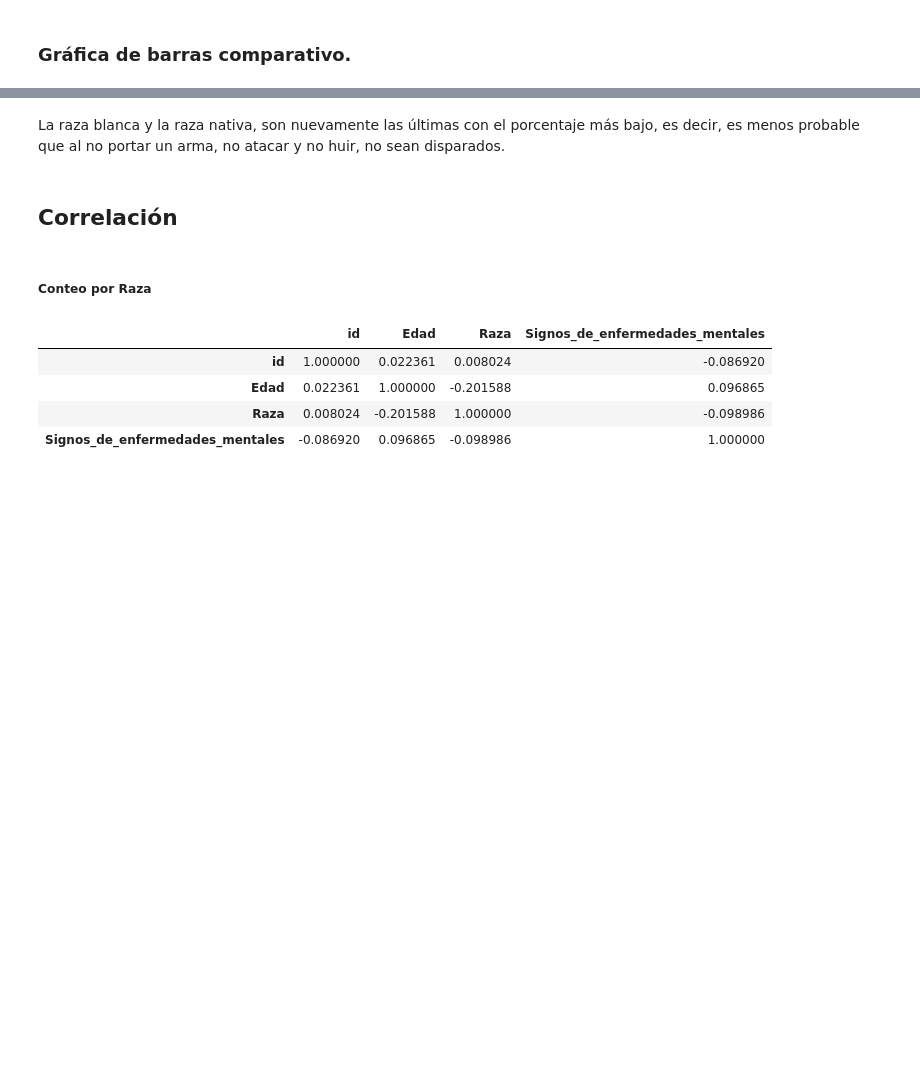
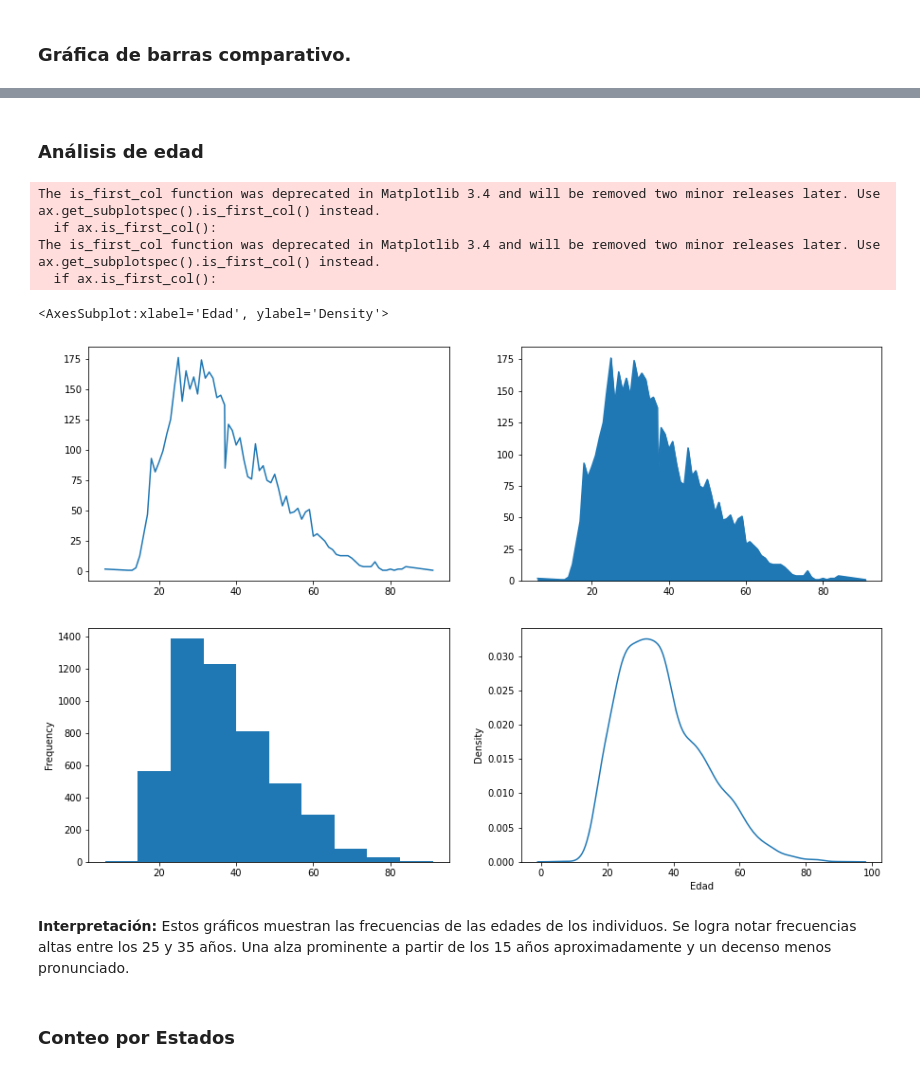
Before and after one commit to EmmanuelGalvan/MineriaDatos, a Jupyter notebook: Archivos/PIA/AvancePIA_II_Grupo3_Equipo9.ipynb, the cells around one changed output, grey strips where cells are left out. Drawn from its saved outputs; the diff is of its cells as text; code cells hidden in the pictures; blank space fills up the shorter version.

```diff
--- a/Archivos/PIA/AvancePIA_II_Grupo3_Equipo9.ipynb
+++ b/Archivos/PIA/AvancePIA_II_Grupo3_Equipo9.ipynb
@@ -376,4 +318,0 @@ H_Comp.sort_values(by = 'Razas', axis=0, ascending=True).plot.bar(x = 'Razas', y
-# %% [markdown]
-La raza blanca y la raza nativa, son nuevamente las últimas con el porcentaje más bajo, es decir, es menos probable que al no portar un arma, no atacar y no huir, no sean disparados.
-# %% [markdown]
-## Correlación
@@ -384,11 +319,27 @@ df_PS_corr = df_PS.replace({"White": 0, "Black": 1, "Hispanic": 2, "Asian": 3, "
+# %% [markdown]
+### Análisis de edad
+# %%
+plt.ion()
+plt.figure(figsize = [15,10])
+plt.subplot(2,2,1)
+df_PS['Edad'].value_counts().sort_index().plot.line()
+
+plt.subplot(2,2,2)
+df_PS['Edad'].value_counts().sort_index().plot.area()
+
+plt.subplot(2,2,3)
+df_PS['Edad'].plot.hist()
+
+plt.subplot(2,2,4)
+sns.kdeplot(df_PS['Edad'])
+# %% [output]
+The is_first_col function was deprecated in Matplotlib 3.4 and will be removed two minor releases later. Use ax.get_subplotspec().is_first_col() instead.
+  if ax.is_first_col():
+The is_first_col function was deprecated in Matplotlib 3.4 and will be removed two minor releases later. Use ax.get_subplotspec().is_first_col() instead.
+  if ax.is_first_col():
+<AxesSubplot:xlabel='Edad', ylabel='Density'>
+[figure, added]
+# %% [markdown]
+**Interpretación:** Estos gráficos muestran las frecuencias de las edades de los individuos. Se logra notar frecuencias altas entre los 25 y 35 años. Una alza prominente a partir de los 15 años aproximadamente y un decenso menos pronunciado.
 # %% [markdown]
-##### Conteo por Raza
+### Conteo por Estados
-# %%
-df_PS_corr.corr()
-#Creo que sería conveniente hacer un comparativo por raza, pero solo en el numero de detenciones y en lo de si tenía armas, ¿no?
-# %% [output]
-|  | id | Edad | Raza | Signos_de_enfermedades_mentales |
-| id | 1.000000 | 0.022361 | 0.008024 | -0.086920 |
-| Edad | 0.022361 | 1.000000 | -0.201588 | 0.096865 |
-| Raza | 0.008024 | -0.201588 | 1.000000 | -0.098986 |
-| Signos_de_enfermedades_mentales | -0.086920 | 0.096865 | -0.098986 | 1.000000 |
```
Also changed, not shown: parts of 46 cells of this notebook.
